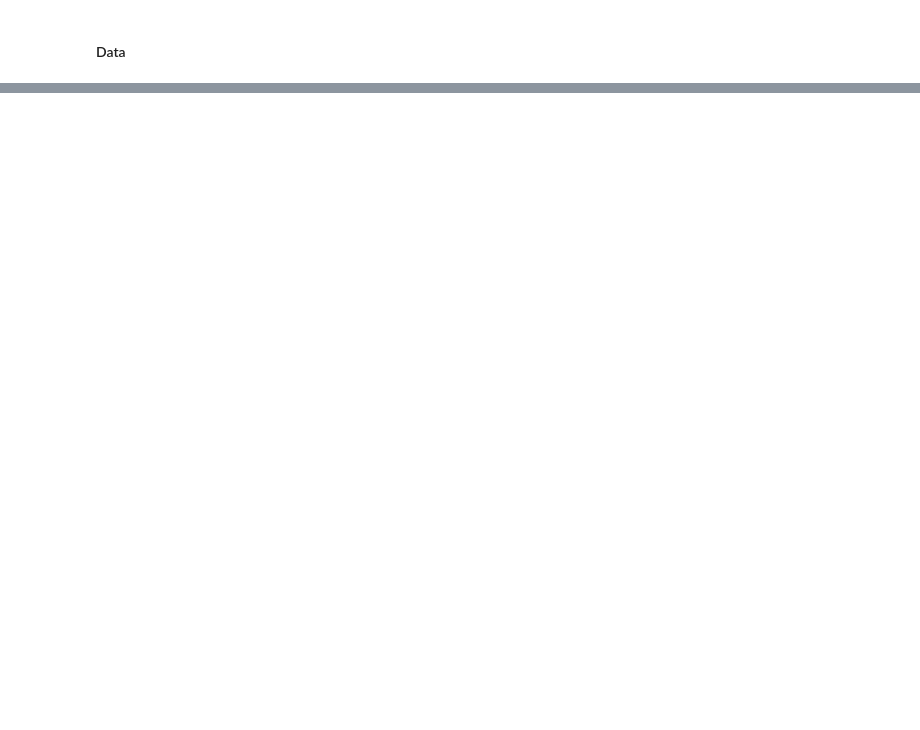
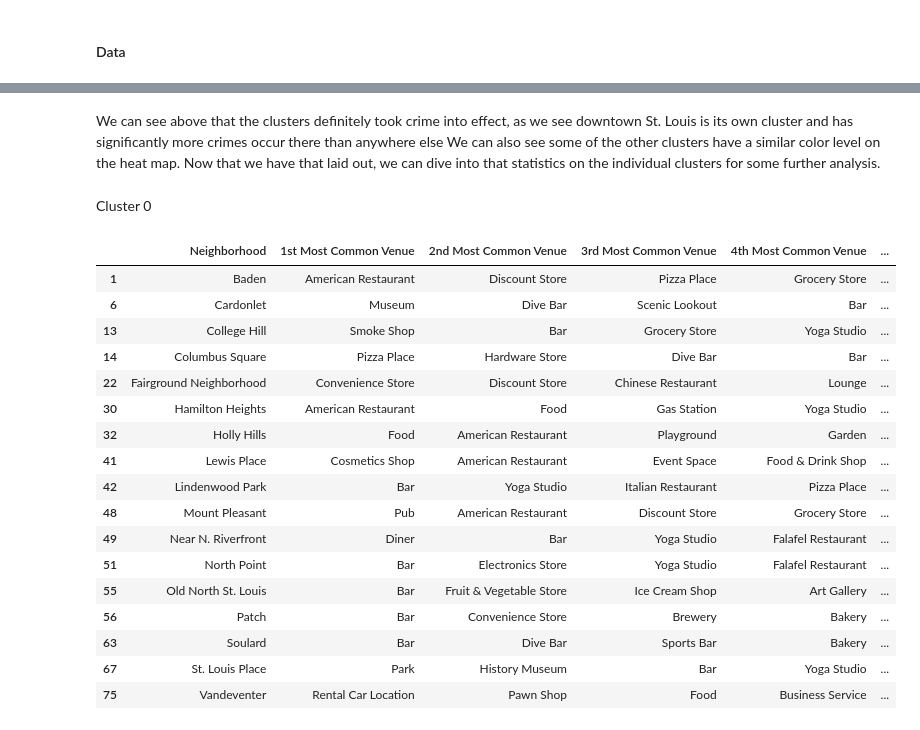
Before and after one commit to lefkowitzmatt/Web-scraping-and-clustering, a Jupyter notebook: Capstone_Lowering_Crime_ML_Clustering.ipynb, the cells around one changed output, grey strips where cells are left out. Drawn from its saved outputs; the diff is of its cells as text; code cells hidden in the pictures; blank space fills up the shorter version.

```diff
--- a/Capstone_Lowering_Crime_ML_Clustering.ipynb
+++ b/Capstone_Lowering_Crime_ML_Clustering.ipynb
@@ -14,0 +734,4 @@ The data that will be used to execute this project is publicly available crime d
+# %%
+
+df_st_louis=df_stlouis.drop(['index', 'Complaint', 'CodedMonth','DateOccur', 'FlagCrime', 'FlagUnfounded','FlagAdministrative', 'Count', 'FlagCleanup','Crime_x'],axis=1)
+df_st_louis.head()
@@ -14,0 +745,3 @@ The data that will be used to execute this project is publicly available crime d
+# %%
+df_st_louis=df_st_louis.drop(['District', 'Description', 'ILEADSAddress','ILEADSStreet', 'Neighborhood', 'LocationName','LocationComment', 'CADAddress', 'CADStreet','XCoord', 'YCoord'],axis=1)
+df_st_louis.head()
@@ -14,0 +755,3 @@ The data that will be used to execute this project is publicly available crime d
+# %%
+df_st_louis=df_st_louis.rename(columns={'Neighborhood Name': 'Neighborhood'})
+df_st_louis.head()
@@ -14,0 +767,5 @@ The data that will be used to execute this project is publicly available crime d
+# %%
+st_louis_mapping = pd.merge(neighborhoods_venues_sorted,
+                  df_st_louis[[ 'Neighborhood','Latitude', 'Longitude','Crime_y']],
+                 on='Neighborhood')
+st_louis_mapping.head()
@@ -14,0 +832,26 @@ The data that will be used to execute this project is publicly available crime d
+# %% [markdown]
+We can see above that the clusters definitely took crime into effect, as we see downtown St. Louis is its own cluster and has significantly more crimes occur there than anywhere else We can also see some of the other clusters have a similar color level on the heat map. Now that we have that laid out, we can dive into that statistics on the individual clusters for some further analysis.
+# %% [markdown]
+Cluster 0
+# %%
+cluster_0= st_louis_mapping.loc[st_louis_mapping['Cluster Labels'] == 0, st_louis_mapping.columns[[1] + list(range(2, st_louis_mapping.shape[1]))]]
+cluster_0
+# %% [output]
+|  | Neighborhood | 1st Most Common Venue | 2nd Most Common Venue | 3rd Most Common Venue | 4th Most Common Venue | ... |
+| 1 | Baden | American Restaurant | Discount Store | Pizza Place | Grocery Store | ... |
+| 6 | Cardonlet | Museum | Dive Bar | Scenic Lookout | Bar | ... |
+| 13 | College Hill | Smoke Shop | Bar | Grocery Store | Yoga Studio | ... |
+| 14 | Columbus Square | Pizza Place | Hardware Store | Dive Bar | Bar | ... |
+| 22 | Fairground Neighborhood | Convenience Store | Discount Store | Chinese Restaurant | Lounge | ... |
+| 30 | Hamilton Heights | American Restaurant | Food | Gas Station | Yoga Studio | ... |
+| 32 | Holly Hills | Food | American Restaurant | Playground | Garden | ... |
+| 41 | Lewis Place | Cosmetics Shop | American Restaurant | Event Space | Food & Drink Shop | ... |
+| 42 | Lindenwood Park | Bar | Yoga Studio | Italian Restaurant | Pizza Place | ... |
+| 48 | Mount Pleasant | Pub | American Restaurant | Discount Store | Grocery Store | ... |
+| 49 | Near N. Riverfront | Diner | Bar | Yoga Studio | Falafel Restaurant | ... |
+| 51 | North Point | Bar | Electronics Store | Yoga Studio | Falafel Restaurant | ... |
+| 55 | Old North St. Louis | Bar | Fruit & Vegetable Store | Ice Cream Shop | Art Gallery | ... |
+| 56 | Patch | Bar | Convenience Store | Brewery | Bakery | ... |
+| 63 | Soulard | Bar | Dive Bar | Sports Bar | Bakery | ... |
+| 67 | St. Louis Place | Park | History Museum | Bar | Yoga Studio | ... |
+| 75 | Vandeventer | Rental Car Location | Pawn Shop | Food | Business Service | ... |
```
Also changed, not shown: parts of 111 cells of this notebook.
